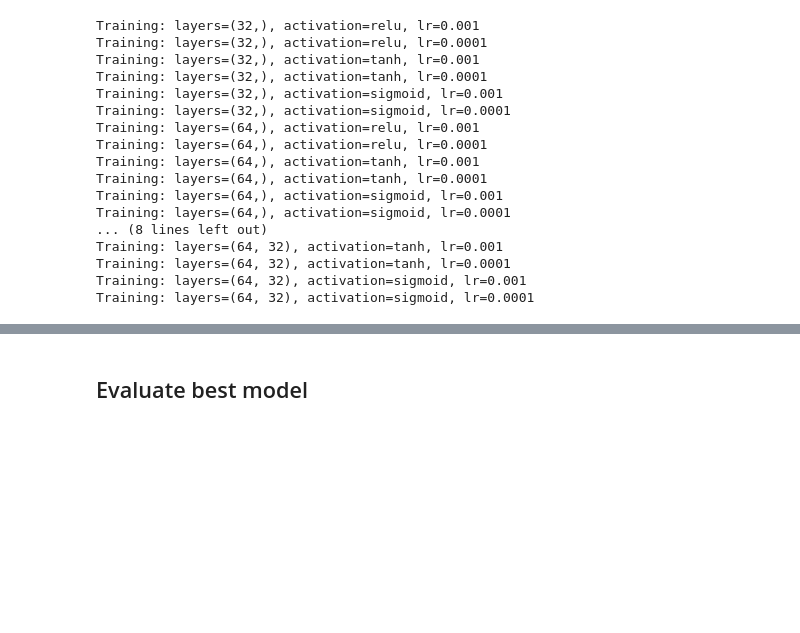
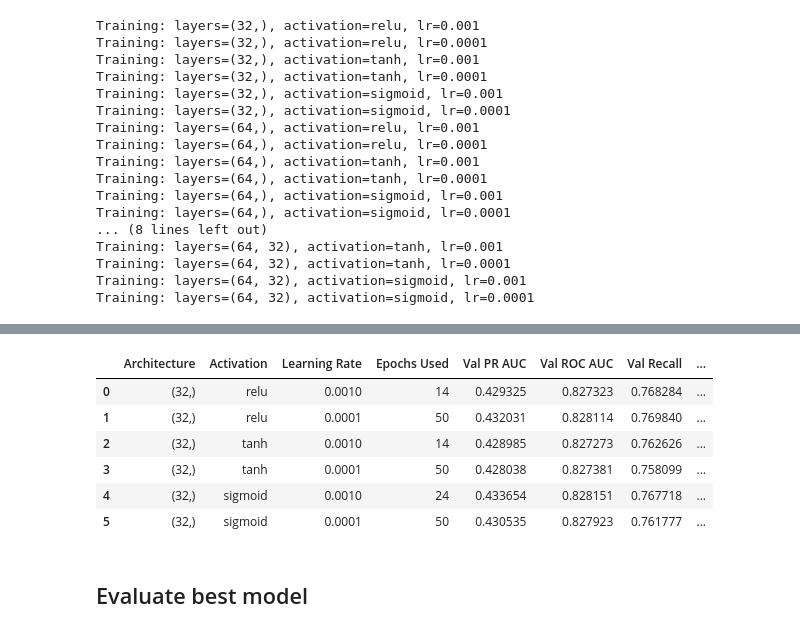
Before and after one commit to 3Frank3/Diabetes-Risk-Prediction-Fairness-Evaluation-and-Causal-Analysis-of-Physical-Activity-Using-PSM, a Jupyter notebook: Modeling_NN.ipynb, the cells around one changed output, grey strips where cells are left out. Cells and saved outputs as stored; diff of their text form; code cells hidden in the pictures; blank space fills up the shorter version.

```diff
--- a/Modeling_NN.ipynb
+++ b/Modeling_NN.ipynb
@@ -990,3 +1019,28 @@ keras_grid_results.sort_values(
+# %%
+hyperparameter_table = keras_grid_results[
+    [
+        "Architecture",
+        "Activation",
+        "Learning Rate",
+        "Epochs Used",
+        "Val PR AUC",
+        "Val ROC AUC",
+        "Val Recall",
+        "Val Precision",
+        "Val F1-score",
+        "Val Brier Score"
+    ]
+].head(6)
+
+hyperparameter_table
+# %% [output]
+|  | Architecture | Activation | Learning Rate | Epochs Used | Val PR AUC | Val ROC AUC | Val Recall | ... |
+| 0 | (32,) | relu | 0.0010 | 14 | 0.429325 | 0.827323 | 0.768284 | ... |
+| 1 | (32,) | relu | 0.0001 | 50 | 0.432031 | 0.828114 | 0.769840 | ... |
+| 2 | (32,) | tanh | 0.0010 | 14 | 0.428985 | 0.827273 | 0.762626 | ... |
+| 3 | (32,) | tanh | 0.0001 | 50 | 0.428038 | 0.827381 | 0.758099 | ... |
+| 4 | (32,) | sigmoid | 0.0010 | 24 | 0.433654 | 0.828151 | 0.767718 | ... |
+| 5 | (32,) | sigmoid | 0.0001 | 50 | 0.430535 | 0.827923 | 0.761777 | ... |
 # %% [markdown]
 ## Evaluate best model
 # %%
```
Also changed, not shown: parts of 17 cells of this notebook.
